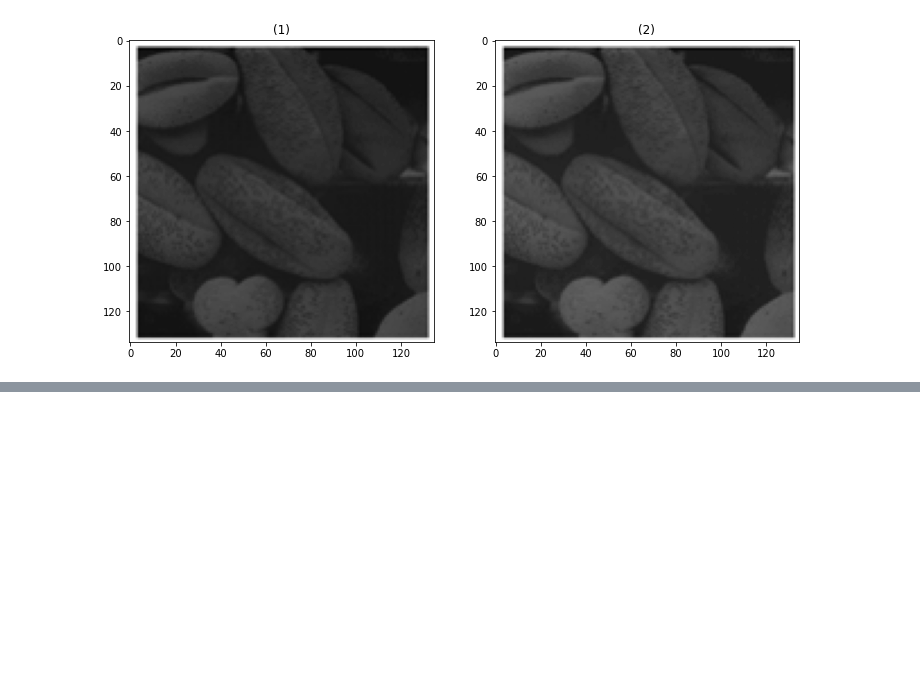
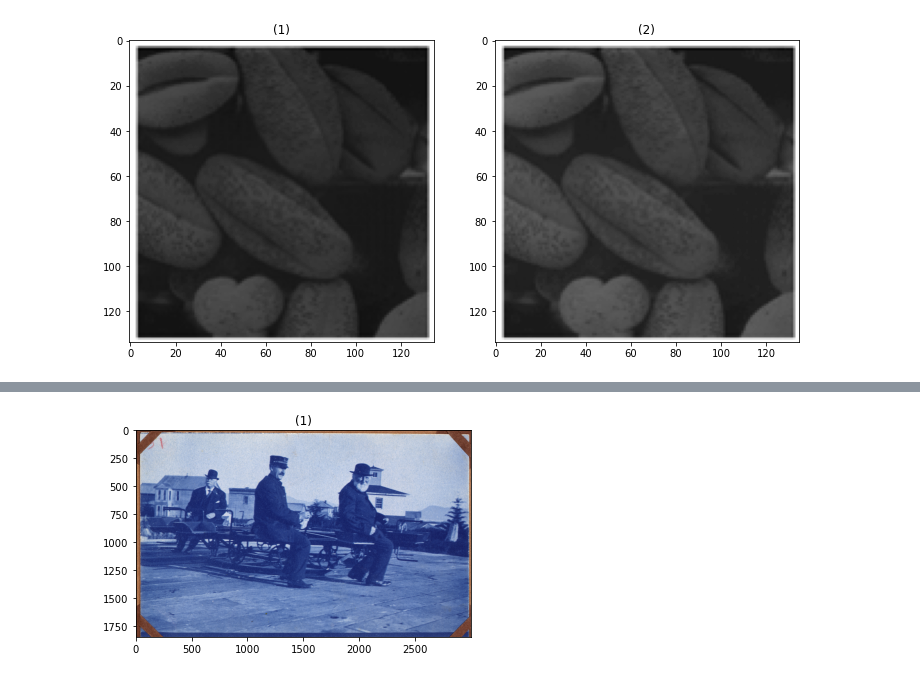
Before and after one commit to EngPeterAtef/ImageProcessing_Labs, a Jupyter notebook: lab4 _Contrast Enhancement/Lab4_STD.ipynb, the cells around one changed output, grey strips where cells are left out. Cells and saved outputs as stored; diff of their text form; code cells hidden in the pictures; blank space fills up the shorter version.

```diff
--- a/lab4 _Contrast Enhancement/Lab4_STD.ipynb
+++ b/lab4 _Contrast Enhancement/Lab4_STD.ipynb
@@ -198,0 +183,17 @@ showHistCommon(z*256)
+# %%
+def contrastEnhancementEquation_2(x):
+    return (2/3) * (x - 50)
+
+def contrastEnhancement_2(img):
+    newImg = np.copy(img)
+    N,M= newImg.shape
+    for i in range(N):
+        for j in range(M):
+            if  newImg[i,j] > 100 and newImg[i,j] < 200:
+                newImg[i,j] = contrastEnhancementEquation_2(newImg[i,j])
+    return newImg
+# %%
+img_blue1[2] = contrastEnhancement_2(img_blue1[2])
+show_images([img_blue1])
+# %% [output]
+[figure, added]
```
Also changed, not shown: parts of 10 cells of this notebook, 1 other file.
